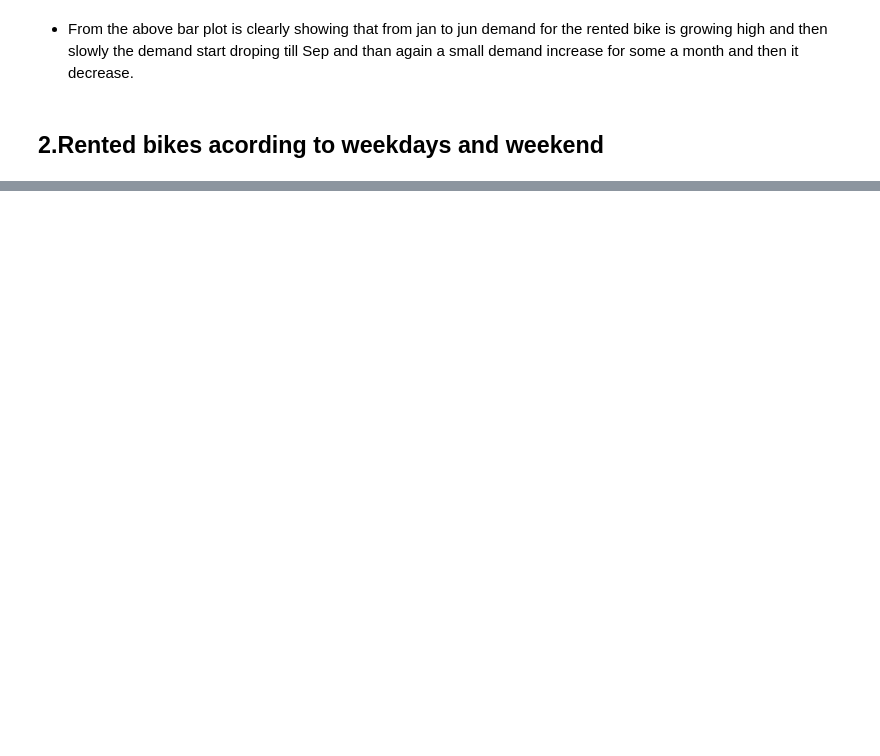
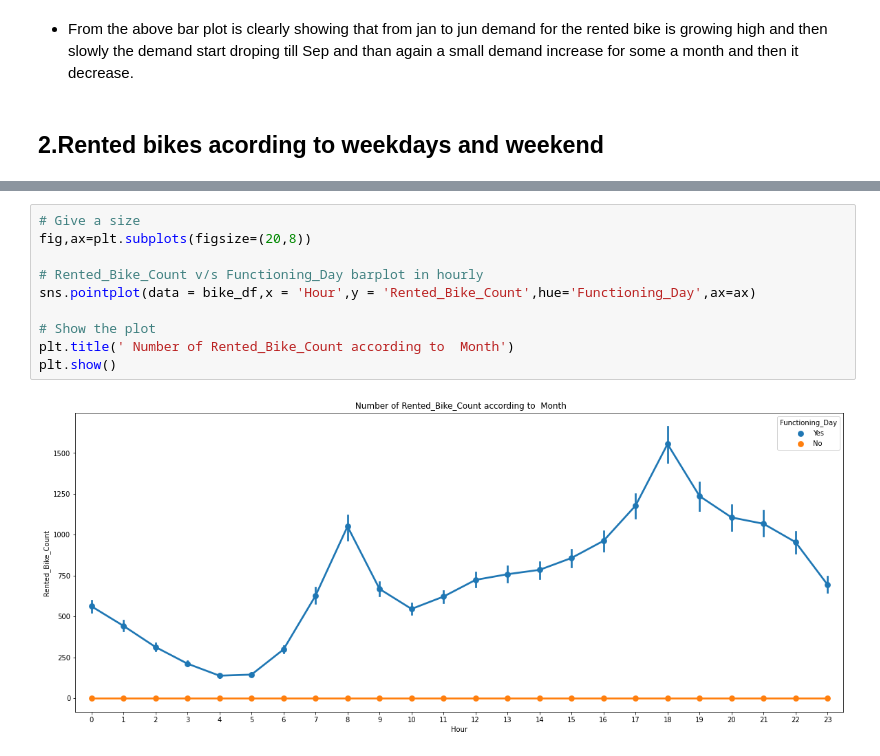
Before and after one commit to kuresh02/Bike-Sharing-Demand-Prediction---Capstone-Project, a Jupyter notebook: Capstone_Project__Sharing_Demand_Prediction.ipynb, the cells around one changed output, grey strips where cells are left out. Drawn from its saved outputs; the diff is of its cells as text; blank space fills up the shorter version.

```diff
--- a/Capstone_Project__Sharing_Demand_Prediction.ipynb
+++ b/Capstone_Project__Sharing_Demand_Prediction.ipynb
@@ -374,0 +397,12 @@ plt.show()
+# %%
+# Give a size
+fig,ax=plt.subplots(figsize=(20,8))
+
+# Rented_Bike_Count v/s Functioning_Day barplot in hourly
+sns.pointplot(data = bike_df,x = 'Hour',y = 'Rented_Bike_Count',hue='Functioning_Day',ax=ax)
+
+# Show the plot
+plt.title(' Number of Rented_Bike_Count according to  Month')
+plt.show()
+# %% [output]
+[figure, added]
```
Also changed, not shown: parts of 15 cells of this notebook.
